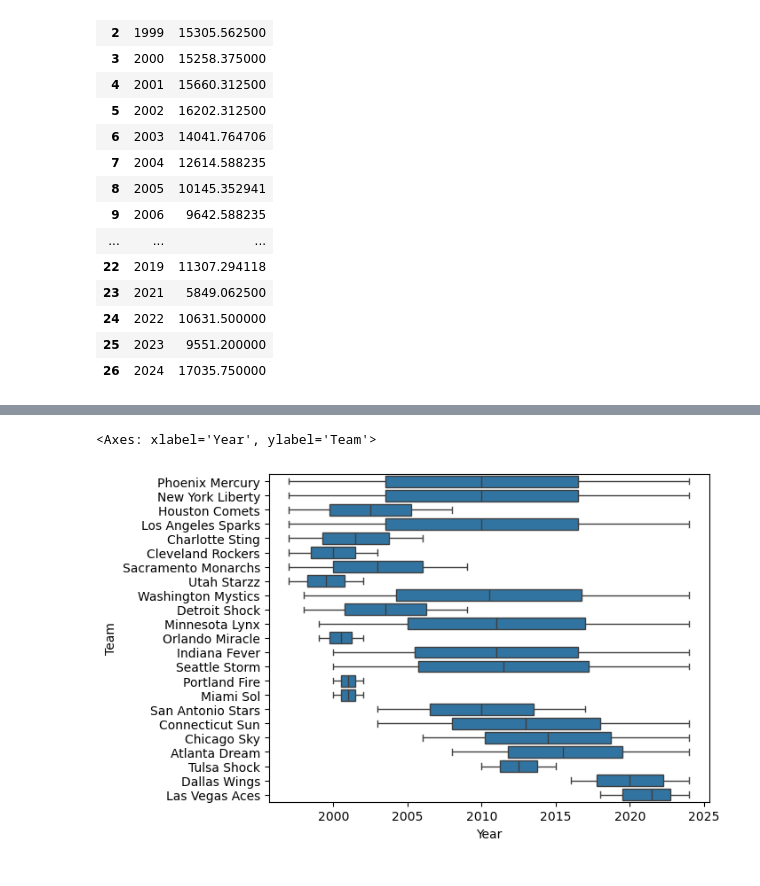
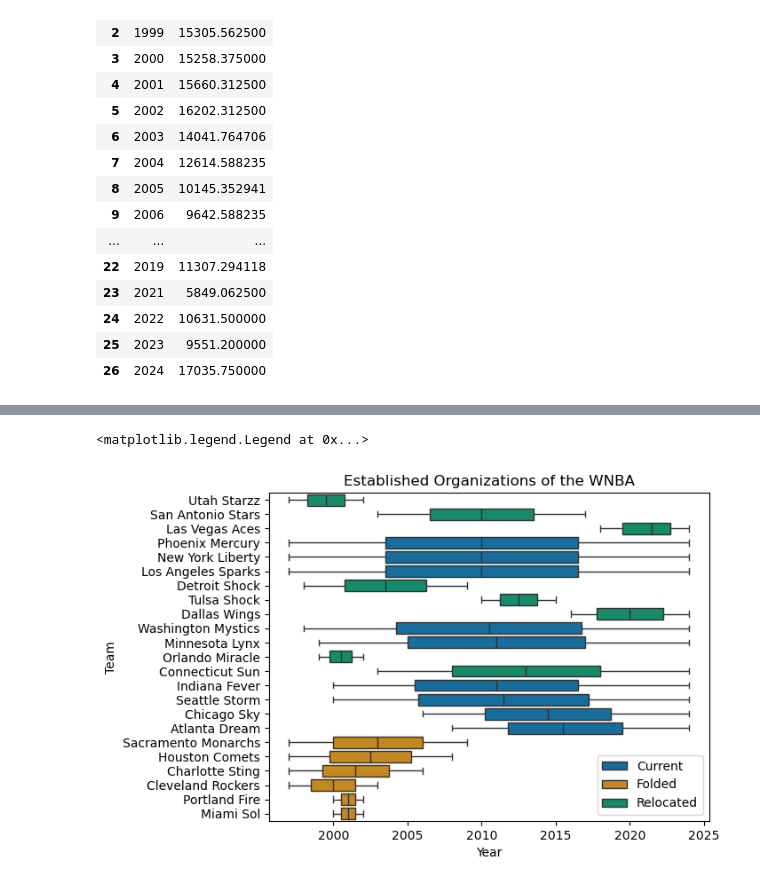
Before and after one commit to tasleem-m/Insight-into-the-WNBA, a Jupyter notebook: notebook/Capstone_copy.ipynb, the cells around one changed output, grey strips where cells are left out. Saved outputs shown, nothing was run; the diff lists cells and outputs as text; code cells hidden in the pictures.

```diff
--- a/notebook/Capstone_copy.ipynb
+++ b/notebook/Capstone_copy.ipynb
@@ -538,5 +574,0 @@ box
-# %%
-sns.boxplot(data = box, x='Year', y='Team')
-# %% [output]
-<Axes: xlabel='Year', ylabel='Team'>
-[figure, removed]
@@ -542,0 +598,4 @@ sns.boxplot(data = box, x='Year', y='Team')
+# %%
+box.loc[box['Team'].isin(relocated), 'org_status'] = 'Relocated'
+box.loc[box['Team'].isin(current), 'org_status'] = 'Current'
+box.loc[box['Team'].isin(folded), 'org_status'] = 'Folded'
@@ -542,0 +604,25 @@ sns.boxplot(data = box, x='Year', y='Team')
+# %%
+sns.boxplot(data=box, x='Year', y='Team', hue='org_status', palette='colorblind', order= ['Utah Starzz',
+                    'San Antonio Stars',
+                    'Las Vegas Aces',
+                    'Phoenix Mercury',
+                    'New York Liberty',
+                    'Los Angeles Sparks',
+                    'Detroit Shock',
+                    'Tulsa Shock',
+                    'Dallas Wings',
+                    'Washington Mystics',
+                    'Minnesota Lynx',
+                    'Orlando Miracle',
+                    'Connecticut Sun',
+                    'Indiana Fever',
+                    'Seattle Storm',
+                    'Chicago Sky',
+                    'Atlanta Dream',
+                    'Sacramento Monarchs', 'Houston Comets', 'Charlotte Sting', 'Cleveland Rockers', 'Portland Fire', 'Miami Sol'])
+
+plt.title('Established Organizations of the WNBA')
+plt.legend()
+# %% [output]
+<matplotlib.legend.Legend at 0x...>
+[figure, added]
```
Also changed, not shown: parts of 9 cells of this notebook.
